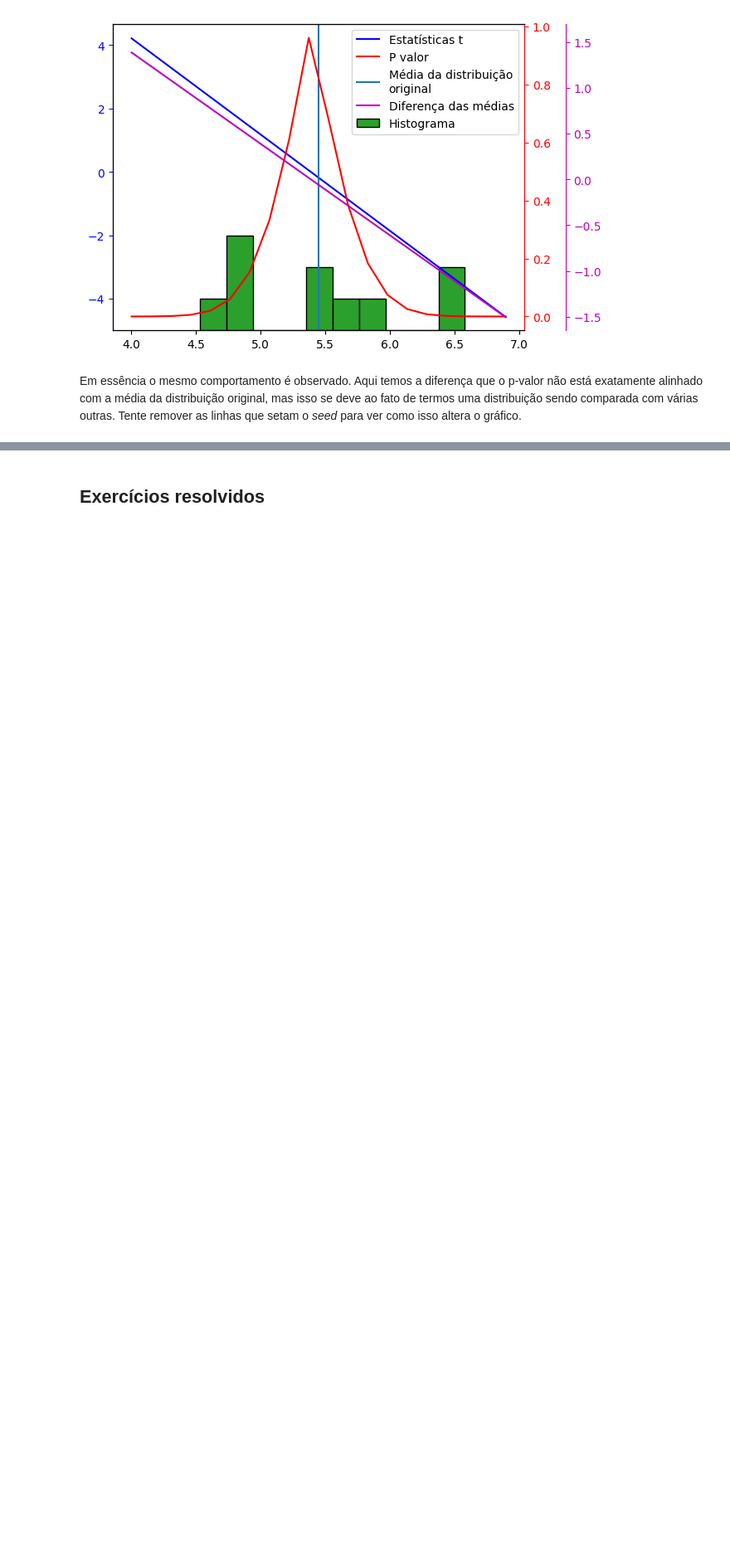
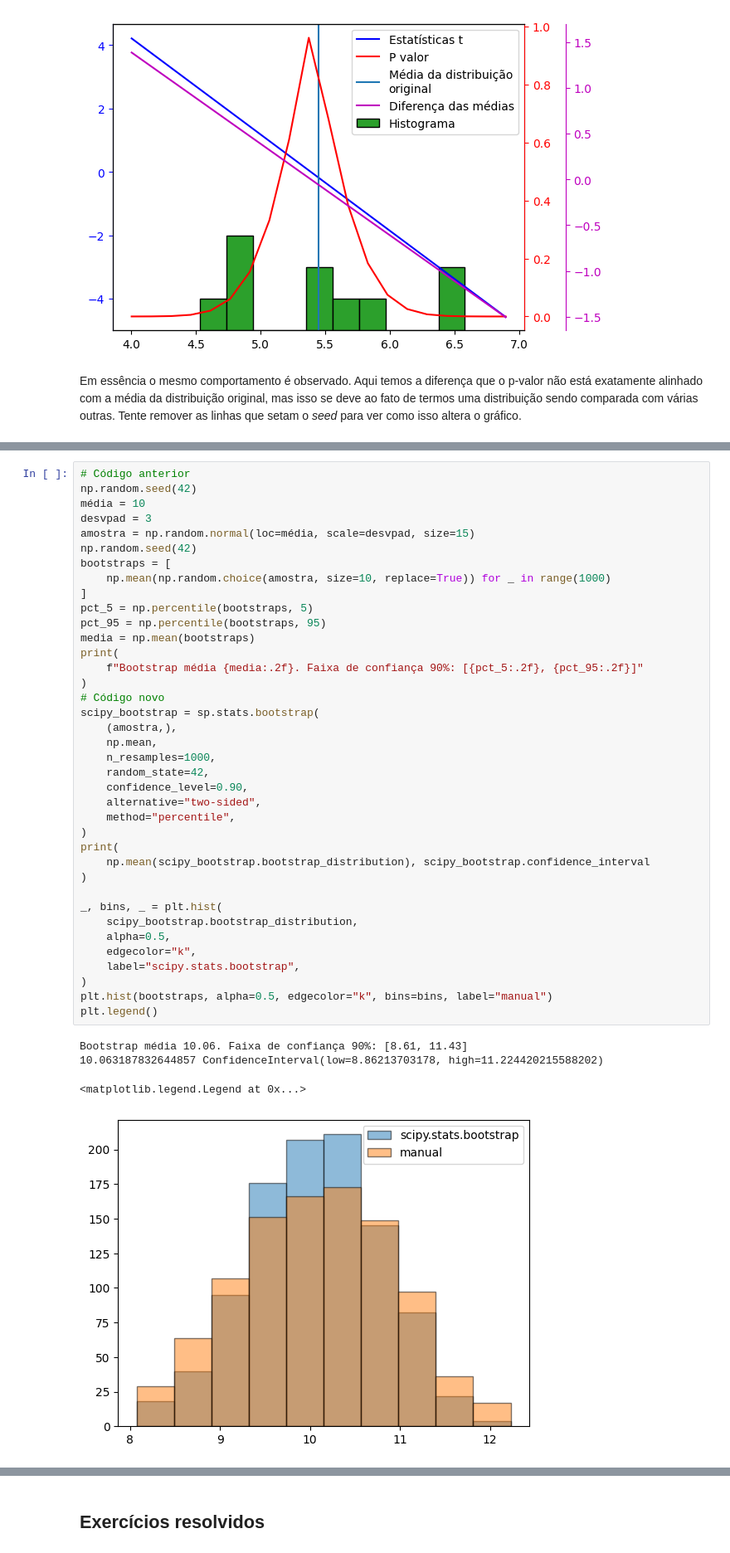
Before and after one commit to KarlClinckspoor/CursoPython, a Jupyter notebook: Capítulos/Capítulo08/Tour dos principais pacotes científicos.ipynb, the cells around one changed output, grey strips where cells are left out. Shown at 83% size. Drawn from its saved outputs; the diff is of its cells as text; blank space fills up the shorter version.

Commit message:
Finalizei scipy.stats. Jupyterlab e myst atualizados.

```diff
--- a/Capítulos/Capítulo08/Tour dos principais pacotes científicos.ipynb
+++ b/Capítulos/Capítulo08/Tour dos principais pacotes científicos.ipynb
@@ -2944,0 +2945,43 @@ Em essência o mesmo comportamento é observado. Aqui temos a diferença que o p
+# %%
+# Código anterior
+np.random.seed(42)
+média = 10
+desvpad = 3
+amostra = np.random.normal(loc=média, scale=desvpad, size=15)
+np.random.seed(42)
+bootstraps = [
+    np.mean(np.random.choice(amostra, size=10, replace=True)) for _ in range(1000)
+]
+pct_5 = np.percentile(bootstraps, 5)
+pct_95 = np.percentile(bootstraps, 95)
+media = np.mean(bootstraps)
+print(
+    f"Bootstrap média {media:.2f}. Faixa de confiança 90%: [{pct_5:.2f}, {pct_95:.2f}]"
+)
+# Código novo
+scipy_bootstrap = sp.stats.bootstrap(
+    (amostra,),
+    np.mean,
+    n_resamples=1000,
+    random_state=42,
+    confidence_level=0.90,
+    alternative="two-sided",
+    method="percentile",
+)
+print(
+    np.mean(scipy_bootstrap.bootstrap_distribution), scipy_bootstrap.confidence_interval
+)
+
+_, bins, _ = plt.hist(
+    scipy_bootstrap.bootstrap_distribution,
+    alpha=0.5,
+    edgecolor="k",
+    label="scipy.stats.bootstrap",
+)
+plt.hist(bootstraps, alpha=0.5, edgecolor="k", bins=bins, label="manual")
+plt.legend()
+# %% [output]
+Bootstrap média 10.06. Faixa de confiança 90%: [8.61, 11.43]
+10.063187832644857 ConfidenceInterval(low=8.86213703178, high=11.224420215588202)
+<matplotlib.legend.Legend at 0x...>
+[figure, added]
```
Also changed, not shown: parts of 11 cells of this notebook, 1 other file.
